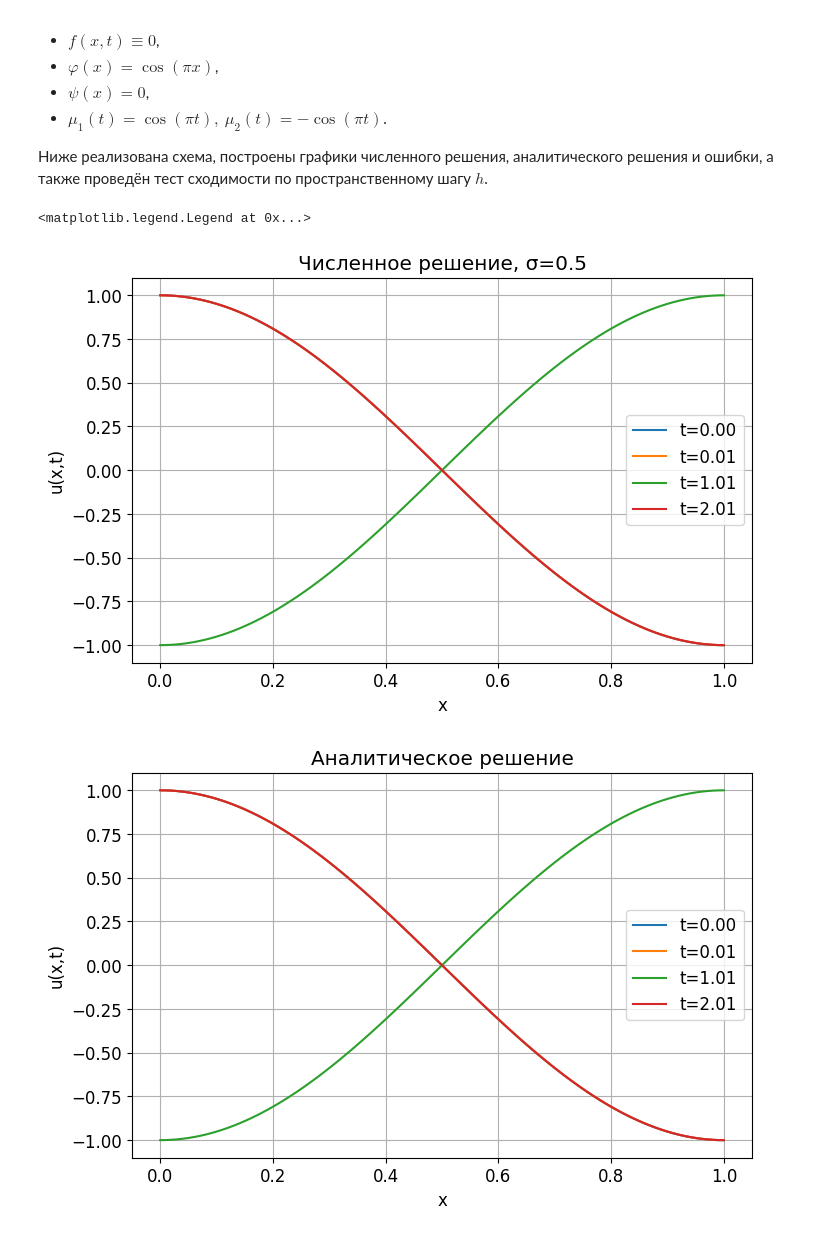
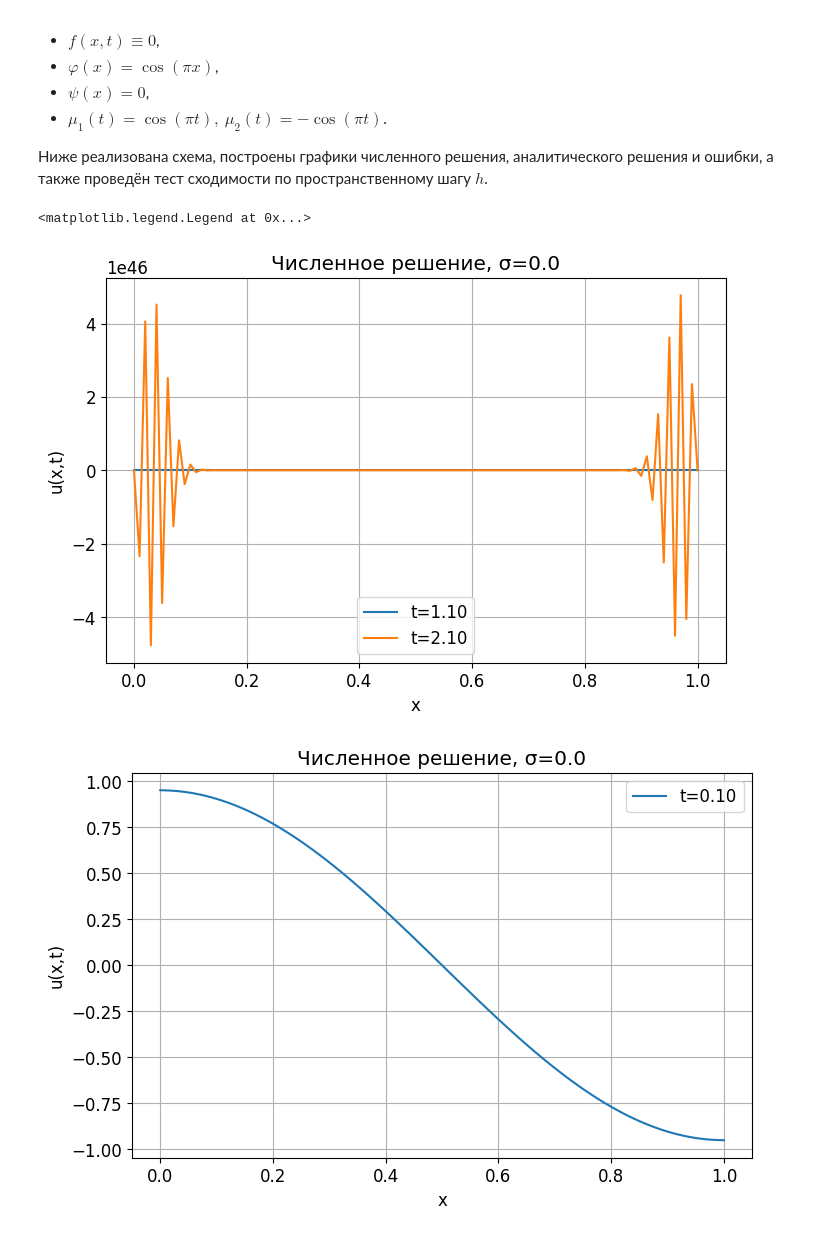
Before and after one commit to impala-tape/cmc_msu_ml, a Jupyter notebook: Prak/Task_3.ipynb, the cells around one changed output. Cells and saved outputs as stored; diff of their text form; code cells hidden in the pictures.

```diff
--- a/Prak/Task_3.ipynb
+++ b/Prak/Task_3.ipynb
@@ -186,37 +186,59 @@ def solve_wave_sigma(
     }
 # %%
 params = dict(
-    sigma=0.5,
+    sigma=0.000,
     N=100,
     T_max=3.0,
-    tau=0.01,
+    tau=0.1,
     k=1.0,
 )
 
 res = solve_wave_sigma(**params)
 x = res["x"]
 snap_num = res["snapshots_numeric"]
 snap_anal = res["snapshots_analytic"]
 times = res["snapshot_times"]
 
 plt.figure()
 for i, t_val in enumerate(times):
-    plt.plot(x, snap_num[i], label=f"t={t_val:.2f}")
+    if t_val > 1:
+        plt.plot(x, snap_num[i], label=f"t={t_val:.2f}")
 plt.xlabel("x")
 plt.ylabel("u(x,t)")
 plt.title(f"Численное решение, σ={params['sigma']}")
 plt.grid(True)
 plt.legend()
 
 plt.figure()
 for i, t_val in enumerate(times):
-    plt.plot(x, snap_anal[i], label=f"t={t_val:.2f}")
+    if  0.001 < t_val < 1:
+        plt.plot(x, snap_num[i], label=f"t={t_val:.2f}")
+plt.xlabel("x")
+plt.ylabel("u(x,t)")
+plt.title(f"Численное решение, σ={params['sigma']}")
+plt.grid(True)
+plt.legend()
+
+plt.figure()
+for i, t_val in enumerate(times):
+    if t_val < 1:
+        plt.plot(x, snap_anal[i], label=f"t={t_val:.2f}")
 plt.xlabel("x")
 plt.ylabel("u(x,t)")
 plt.title("Аналитическое решение")
 plt.grid(True)
 plt.legend()
+
+plt.figure()
+for i, t_val in enumerate(times):
+    if t_val > 1:
+        plt.plot(x, snap_anal[i], label=f"t={t_val:.2f}")
+plt.xlabel("x")
+plt.ylabel("u(x,t)")
+plt.title("Аналитическое решение")
+plt.grid(True)
+plt.legend()
 # %% [output]
 <matplotlib.legend.Legend at 0x...>
-[figure, old version]
+[figure, new version]
-[figure, old version]
+[figure, new version]
```
Also changed, not shown: parts of 3 cells of this notebook, 7 other files.
